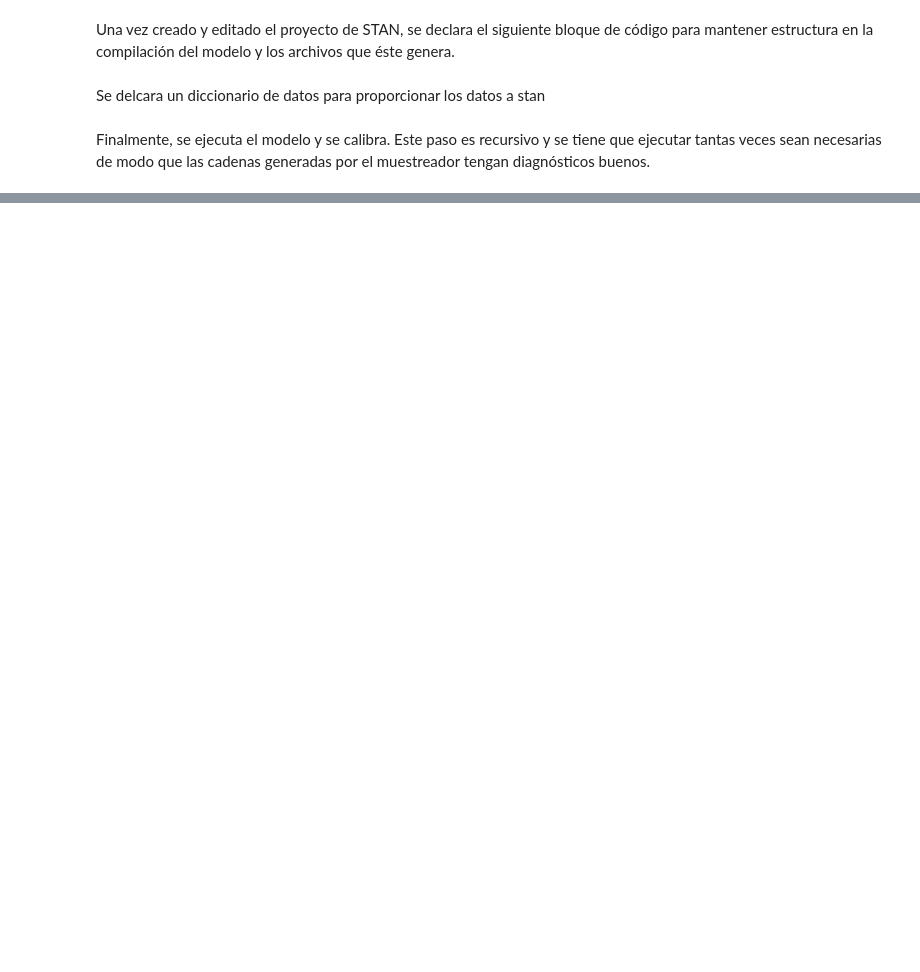
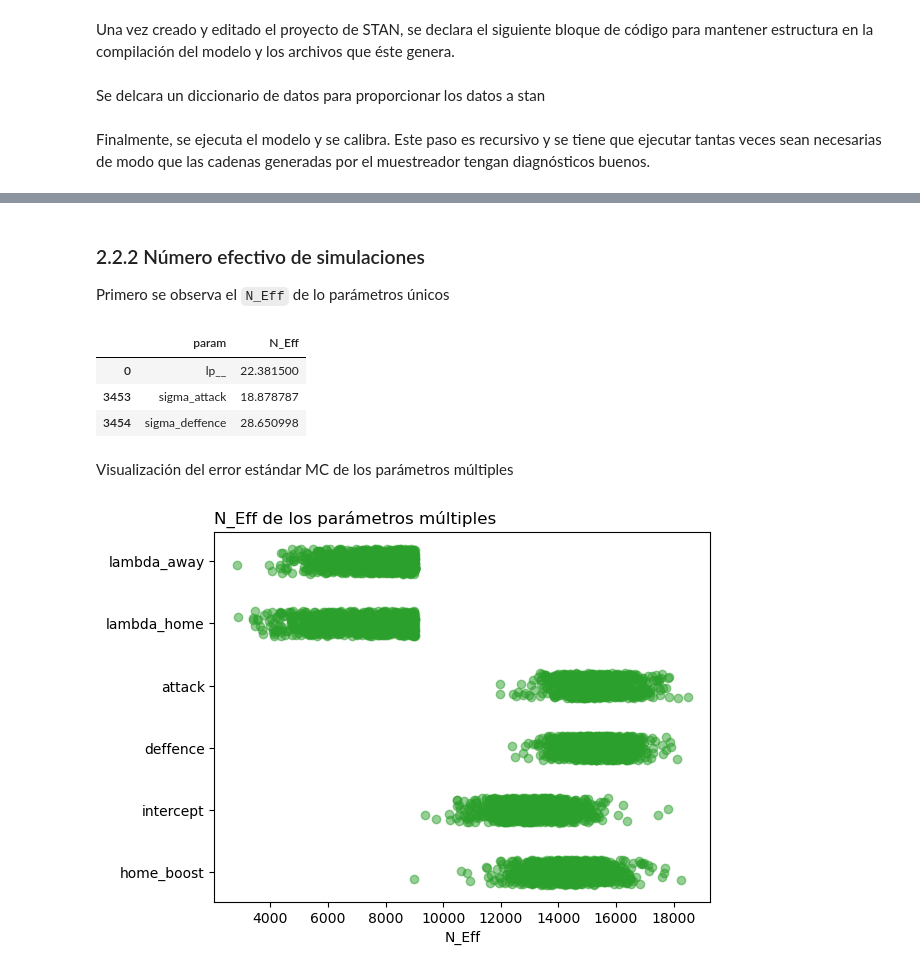
Before and after one commit to CAMM961001/futbol_bayes, a Jupyter notebook: src/dinamico.ipynb, the cells around one changed output, grey strips where cells are left out. Cells and saved outputs as stored; diff of their text form; code cells hidden in the pictures; blank space fills up the shorter version.

```diff
--- a/src/dinamico.ipynb
+++ b/src/dinamico.ipynb
@@ -128,0 +264,56 @@ Consider re-running with show_console=True if the above output is unclear!
+# %% [markdown]
+### 2.2.2 Número efectivo de simulaciones
+
+Primero se observa el `N_Eff` de lo parámetros únicos
+# %%
+# Datos de visualización
+diagnostico = 'N_Eff'
+mask_ = summary_vis_.param.value_counts()[summary_vis_.param.value_counts() == 1].keys()
+
+(
+    summary_vis_
+    .loc[summary_vis_.param.isin(mask_)]
+    .filter(items=['param', diagnostico])
+    .assign(
+        param = lambda df_: pd.Categorical(df_.param)
+    )
+)
+# %% [output]
+|  | param | N_Eff |
+| 0 | lp__ | 22.381500 |
+| 3453 | sigma_attack | 18.878787 |
+| 3454 | sigma_deffence | 28.650998 |
+# %% [markdown]
+Visualización del error estándar MC de los parámetros múltiples
+# %%
+# Datos de visualización
+mask_ = summary_vis_.param.value_counts()[summary_vis_.param.value_counts() > 1].keys()
+vis_ = (
+    summary_vis_
+    .loc[summary_vis_.param.isin(mask_)]
+    .filter(items=['param', diagnostico])
+    .assign(
+        param = lambda df_: pd.Categorical(df_.param)
+    )
+)
+
+# Especificaciones de figuras
+fig, ax = plt.subplots()
+
+# Visualizaciones
+ax.scatter(
+    x=vis_[diagnostico]
+    ,y=vis_.param.cat.codes + np.random.uniform(low=-0.2, high=0.2, size=vis_.shape[0])
+    ,color='tab:green'
+    ,alpha=0.5)
+
+# Anotaciones y estilo
+ax.set_title(f'{diagnostico} de los parámetros múltiples', loc='left')
+ax.set_xlabel(diagnostico)
+ax.set_yticks(
+    ticks=vis_.param.cat.codes.unique()
+    ,labels=vis_.param.cat.categories)
+
+plt.show()
+# %% [output]
+[figure, added]
```
Also changed, not shown: parts of 23 cells of this notebook, 1 other file.
